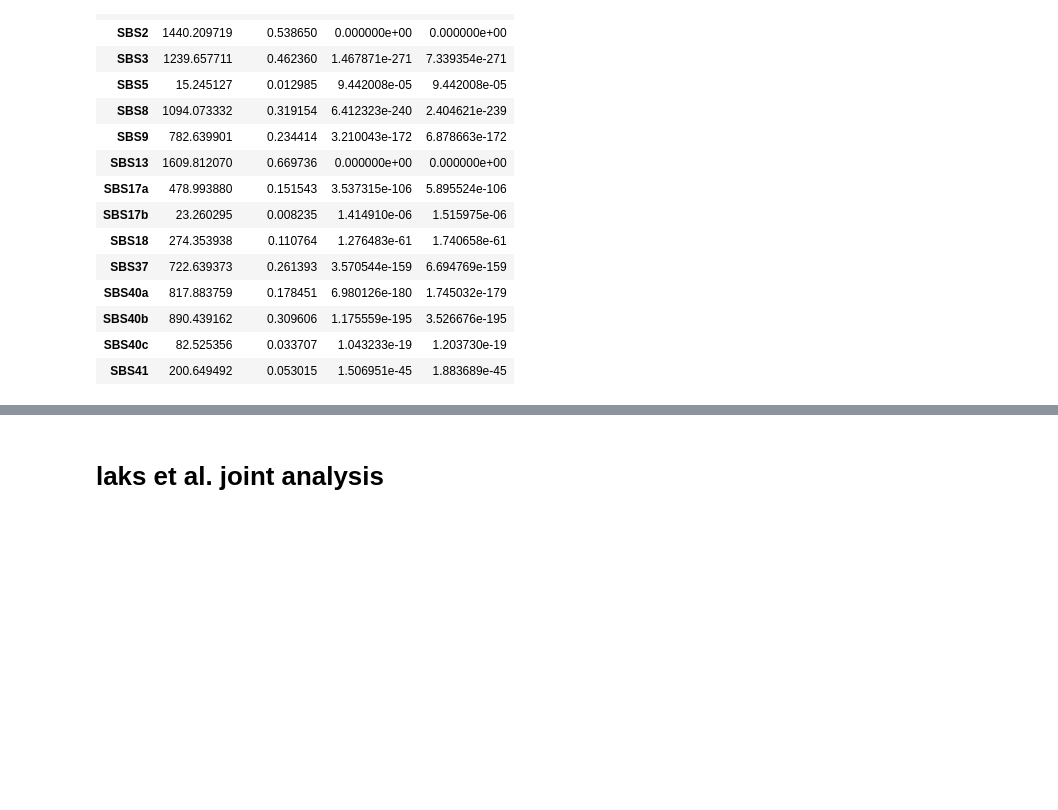
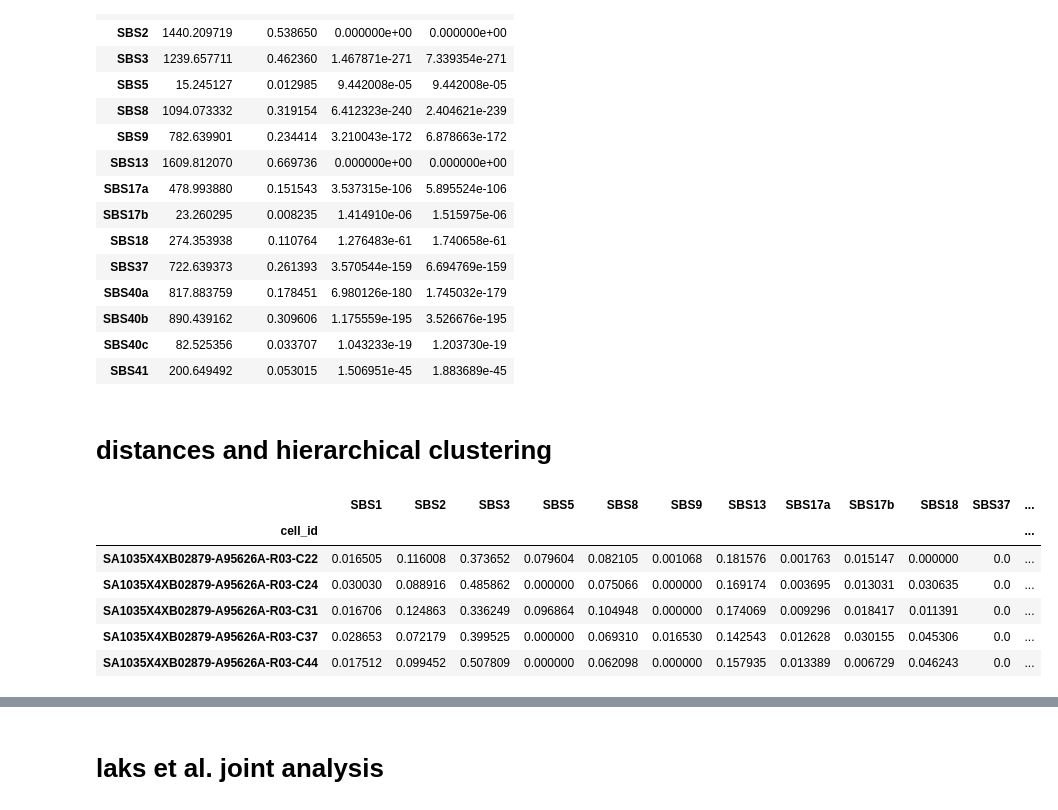
Before and after one commit to wojtowicz-lab/sc-cancer-sig-deconv, a Jupyter notebook: raporty/raport-060526.ipynb, the cells around one changed output, grey strips where cells are left out. Cells and saved outputs as stored; diff of their text form; code cells hidden in the pictures; blank space fills up the shorter version.

```diff
--- a/raporty/raport-060526.ipynb
+++ b/raporty/raport-060526.ipynb
@@ -74,3 +74,5 @@ test_signature_exposures(exposures, labels, clr_transform=False)
 | SBS40b | 890.439162 | 0.309606 | 1.175559e-195 | 3.526676e-195 |
 | SBS40c | 82.525356 | 0.033707 | 1.043233e-19 | 1.203730e-19 |
 | SBS41 | 200.649492 | 0.053015 | 1.506951e-45 | 1.883689e-45 |
+# %% [markdown]
+# distances and hierarchical clustering
@@ -76,0 +110,11 @@ test_signature_exposures(exposures, labels, clr_transform=False)
+# %%
+exposures = Y.deconv(signatures=cosmic.loc[breast_sigs].T)
+exposures.head()
+# %% [output]
+|  | SBS1 | SBS2 | SBS3 | SBS5 | SBS8 | SBS9 | SBS13 | SBS17a | SBS17b | SBS18 | SBS37 | ... |
+| cell_id |  |  |  |  |  |  |  |  |  |  |  | ... |
+| SA1035X4XB02879-A95626A-R03-C22 | 0.016505 | 0.116008 | 0.373652 | 0.079604 | 0.082105 | 0.001068 | 0.181576 | 0.001763 | 0.015147 | 0.000000 | 0.0 | ... |
+| SA1035X4XB02879-A95626A-R03-C24 | 0.030030 | 0.088916 | 0.485862 | 0.000000 | 0.075066 | 0.000000 | 0.169174 | 0.003695 | 0.013031 | 0.030635 | 0.0 | ... |
+| SA1035X4XB02879-A95626A-R03-C31 | 0.016706 | 0.124863 | 0.336249 | 0.096864 | 0.104948 | 0.000000 | 0.174069 | 0.009296 | 0.018417 | 0.011391 | 0.0 | ... |
+| SA1035X4XB02879-A95626A-R03-C37 | 0.028653 | 0.072179 | 0.399525 | 0.000000 | 0.069310 | 0.016530 | 0.142543 | 0.012628 | 0.030155 | 0.045306 | 0.0 | ... |
+| SA1035X4XB02879-A95626A-R03-C44 | 0.017512 | 0.099452 | 0.507809 | 0.000000 | 0.062098 | 0.000000 | 0.157935 | 0.013389 | 0.006729 | 0.046243 | 0.0 | ... |
```
Also changed, not shown: parts of 12 cells of this notebook.
